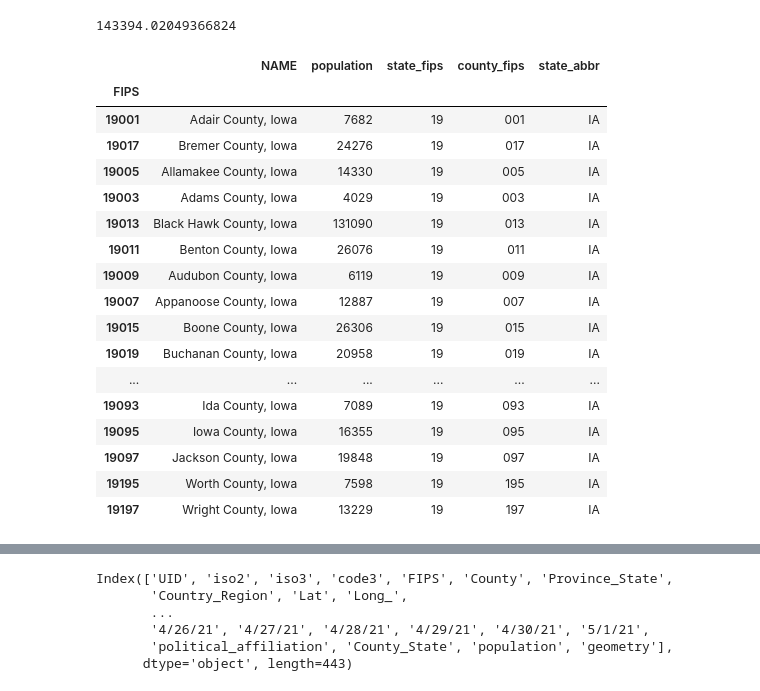
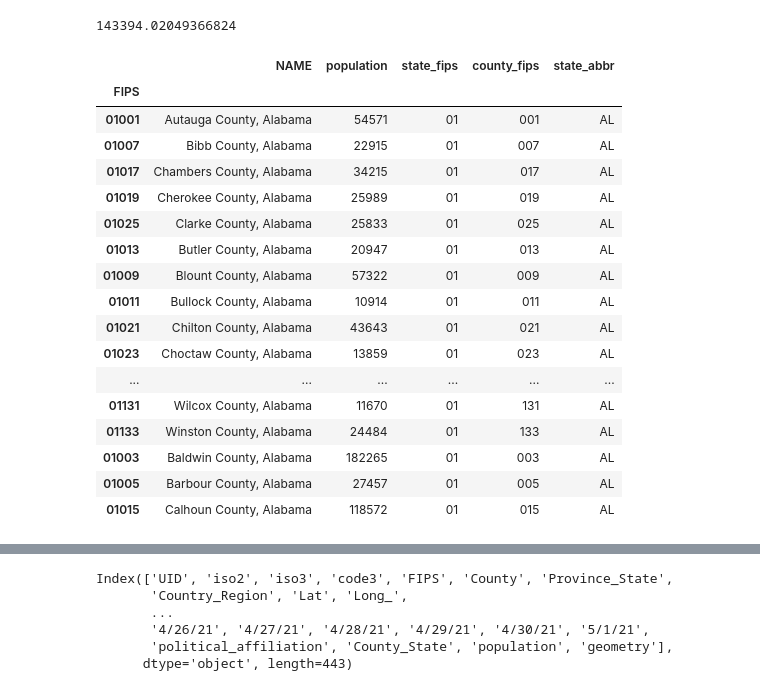
Before and after one commit to mcdomx/marks-covid-tracker, a Jupyter notebook: tracker/notebooks/tracker_notebook.ipynb, the cells around one changed output, grey strips where cells are left out. Saved outputs shown, nothing was run; the diff lists cells and outputs as text; code cells hidden in the pictures.

```diff
--- a/tracker/notebooks/tracker_notebook.ipynb
+++ b/tracker/notebooks/tracker_notebook.ipynb
@@ -159,7 +159,8 @@ warnings.filterwarnings("ignore")
 from sodapy import Socrata
 from us import states
 
-FILE_PATH_VAXDATA = os.path.join('..', 'covid_tracker', 'data', 'vaccinations')
+DATA_PATH = os.path.join('..', 'covid_tracker', 'data')
+FILE_PATH_VAXDATA = os.path.join(DATA_PATH, 'vaccinations')
 
 class Vax_Data:
     _json_cache: {} = {} # holds raw JSON data by date for reuse - avoids re-downloading for one data type
@@ -439,23 +440,23 @@ Name: 7/9/2021, dtype: float64
 # %% [output]
 143394.02049366824
 # %%
-(vd._population_df[vd._population_df['state_abbr']=='IA'])
+(vd._population_df[vd._population_df['state_abbr']=='AL'])
 # %% [output]
 |  | NAME | population | state_fips | county_fips | state_abbr |
 | FIPS |  |  |  |  |  |
-| 19001 | Adair County, Iowa | 7682 | 19 | 001 | IA |
-| 19017 | Bremer County, Iowa | 24276 | 19 | 017 | IA |
-| 19005 | Allamakee County, Iowa | 14330 | 19 | 005 | IA |
-| 19003 | Adams County, Iowa | 4029 | 19 | 003 | IA |
-| 19013 | Black Hawk County, Iowa | 131090 | 19 | 013 | IA |
-| 19011 | Benton County, Iowa | 26076 | 19 | 011 | IA |
-| 19009 | Audubon County, Iowa | 6119 | 19 | 009 | IA |
-| 19007 | Appanoose County, Iowa | 12887 | 19 | 007 | IA |
-| 19015 | Boone County, Iowa | 26306 | 19 | 015 | IA |
-| 19019 | Buchanan County, Iowa | 20958 | 19 | 019 | IA |
+| 01001 | Autauga County, Alabama | 54571 | 01 | 001 | AL |
+| 01007 | Bibb County, Alabama | 22915 | 01 | 007 | AL |
+| 01017 | Chambers County, Alabama | 34215 | 01 | 017 | AL |
+| 01019 | Cherokee County, Alabama | 25989 | 01 | 019 | AL |
+| 01025 | Clarke County, Alabama | 25833 | 01 | 025 | AL |
+| 01013 | Butler County, Alabama | 20947 | 01 | 013 | AL |
+| 01009 | Blount County, Alabama | 57322 | 01 | 009 | AL |
+| 01011 | Bullock County, Alabama | 10914 | 01 | 011 | AL |
+| 01021 | Chilton County, Alabama | 43643 | 01 | 021 | AL |
+| 01023 | Choctaw County, Alabama | 13859 | 01 | 023 | AL |
 | ... | ... | ... | ... | ... | ... |
-| 19093 | Ida County, Iowa | 7089 | 19 | 093 | IA |
-| 19095 | Iowa County, Iowa | 16355 | 19 | 095 | IA |
-| 19097 | Jackson County, Iowa | 19848 | 19 | 097 | IA |
-| 19195 | Worth County, Iowa | 7598 | 19 | 195 | IA |
-| 19197 | Wright County, Iowa | 13229 | 19 | 197 | IA |
+| 01131 | Wilcox County, Alabama | 11670 | 01 | 131 | AL |
+| 01133 | Winston County, Alabama | 24484 | 01 | 133 | AL |
+| 01003 | Baldwin County, Alabama | 182265 | 01 | 003 | AL |
+| 01005 | Barbour County, Alabama | 27457 | 01 | 005 | AL |
+| 01015 | Calhoun County, Alabama | 118572 | 01 | 015 | AL |
```
Also changed, not shown: parts of 14 cells of this notebook, 23 other files.
